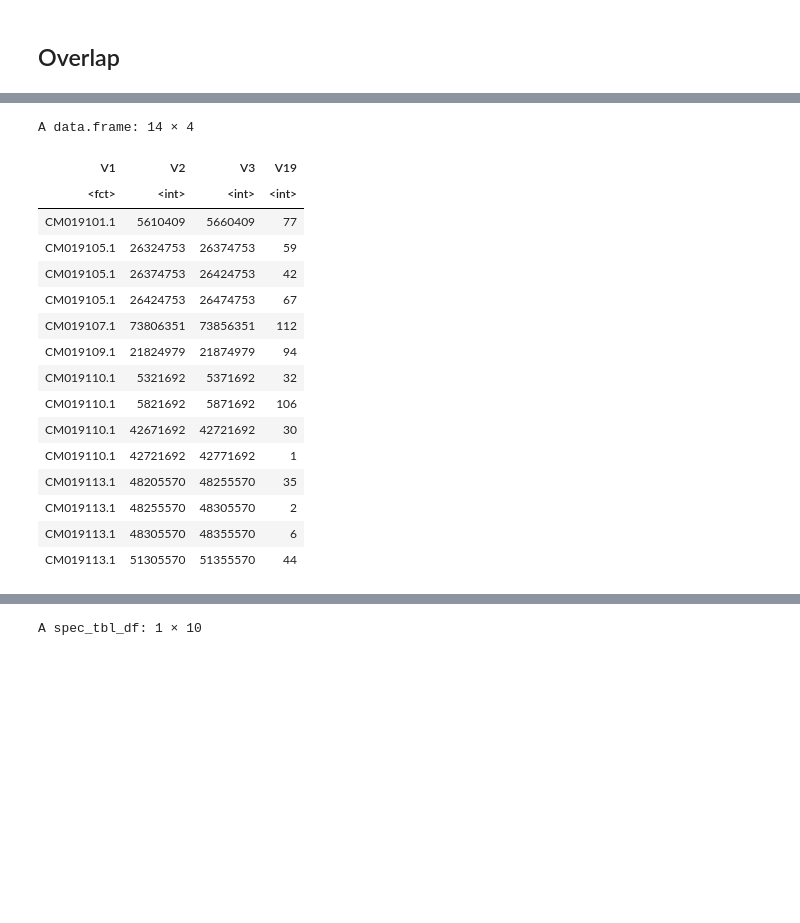
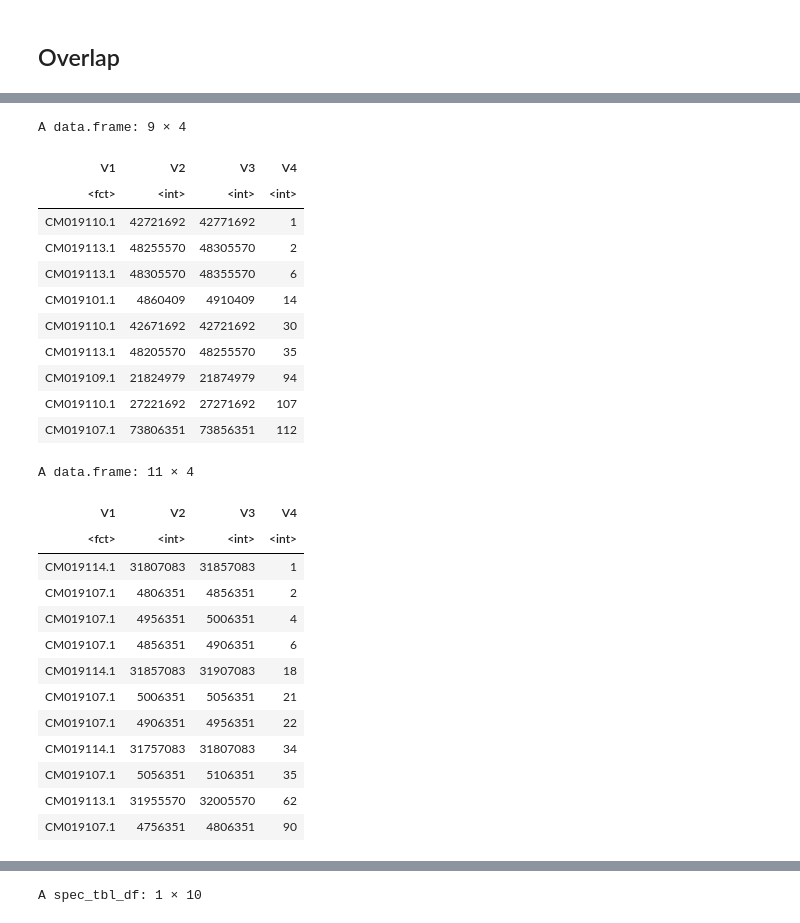
Before and after one commit to James-S-Santangelo/toronto_gwsd, a Jupyter notebook: notebooks/outlier_test.r.ipynb, the cells around one changed output, grey strips where cells are left out. Saved outputs shown, nothing was run; the diff lists cells and outputs as text; code cells hidden in the pictures; blank space fills up the shorter version.

```diff
--- a/notebooks/outlier_test.r.ipynb
+++ b/notebooks/outlier_test.r.ipynb
@@ -128,7 +128,7 @@ mark_xpnsl_outliers <- function(df_raw_scores, outlier_windows){
 # %%
 # Load Fst
 fst_path <- paste0(results_prefix, 'angsd/summary_stats/hudson_fst/byHabitat/allSites')
-fst_df <- list.files(fst_path, recursive = TRUE, full.names = TRUE, pattern = '.+_allSites_Urban_Rural_windowed.fst') %>%
+fst_df <- list.files(fst_path, recursive = TRUE, full.names = TRUE, pattern = '.+_allSites_Urban_Rural_windowed50.fst') %>%
     purrr::map_dfr(., load_windowed_fst) %>%
     mutate(region = str_extract(region, pattern = '(?<=\\()\\d+,\\d+(?=\\)$)')) %>%
     separate(region, into = c('start', 'end'), sep = ',') %>%
@@ -137,7 +137,7 @@ fst_df <- list.files(fst_path, recursive = TRUE, full.names = TRUE, pattern = '.
 # Load summary stats (i.e., pi and Tajima's D)
 # Currently ignores suburban habitats
 thetas_path <- paste0(results_prefix, 'angsd/summary_stats/thetas/byHabitat/allSites')
-thetas_df <- list.files(thetas_path, recursive = TRUE, pattern = '.+_allSites_(Rural|Urban)_windowedThetas.gz.pestPG', full.names = TRUE) %>%
+thetas_df <- list.files(thetas_path, recursive = TRUE, pattern = '.+_allSites_(Rural|Urban)_windowedThetas50.gz.pestPG', full.names = TRUE) %>%
     purrr::map_dfr(., load_windowed_thetas) %>%
     mutate(region = str_extract(region, pattern = '(?<=\\()\\d+,\\d+(?=\\)$)')) %>%
     separate(region, into = c('start', 'end'), sep = ',') %>%
@@ -179,6 +179,6 @@ allStats_windowed_df %>%
 # %%
 # Identify outliers across genome
-nSites_thresh <- 200
+nSites_thresh <- 2000
 allStats_windowed_filt <- allStats_windowed_df %>%
     filter_at(vars(starts_with('nSites')), ~ . >= nSites_thresh)
 
@@ -615,0 +574,22 @@ nrow(overlappingWindows_fst_pos) / nrow(fst_sel_windows_pos)
+# %%
+numFstoutliers_byXpnsl <- function(xpnsl_pos, fst_pos){
+
+    # Count number of overlapping Fst outlier windows in each XP-nSL window
+    df_out <- bt.intersect(xpnsl_pos, fst_pos, c = T) %>% filter(V4 > 0)
+    names(df_out) <- c('Chr', 'xpnsl_win_start', 'xpnsl_win_end', 'num_fst_outliers')
+    df_out  <- df_out %>%
+        mutate(size = xpnsl_win_end - xpnsl_win_start)
+
+    print(sprintf("There are %s XP-nSL windows with at least one overlapping Fst outlier window. This represents %s percent of all all XP-nSL windows",
+                 nrow(df_out), round((nrow(df_out) / nrow(xpnsl_pos)) * 100, 2)))
+
+    return(df_out)
+}
+
+print('Urban')
+xpnsl_urban_numFstOutliers <- numFstoutliers_byXpnsl(xpnsl_urbanSel_windows_pos, fst_urbanSel_windows_pos)
+print(xpnsl_urban_numFstOutliers)
+
+print('Rural')
+xpnsl_rural_numFstOutliers <- numFstoutliers_byXpnsl(xpnsl_ruralSel_windows_pos, fst_ruralSel_windows_pos)
+print(xpnsl_rural_numFstOutliers)
@@ -616,23 +634,38 @@ nrow(overlappingWindows_fst_pos) / nrow(fst_sel_windows_pos)
 # %%
-# Get ranks of XP-nSL windows nested within overlapping outlier regions
-bt.intersect(xpnsl_urbanSel_windows_sorted, overlappingWindows_xpnsl_pos) %>%
-    dplyr::select(V1, V2, V3, V19)
+# Get ranks of XP-nSL windows with overlapping Fst outlier windows
+
+# Urban
+bt.intersect(xpnsl_urbanSel_windows %>% dplyr::select(Chr, start, end, sel_rank),
+             xpnsl_urban_numFstOutliers)
+
+# Rural
+bt.intersect(xpnsl_ruralSel_windows %>% dplyr::select(Chr, start, end, sel_rank),
+             xpnsl_rural_numFstOutliers)
 # %% [output]
-A data.frame: 14 × 4
+A data.frame: 9 × 4
-| V1 | V2 | V3 | V19 |
+| V1 | V2 | V3 | V4 |
 | <fct> | <int> | <int> | <int> |
-| CM019101.1 | 5610409 | 5660409 | 77 |
-| CM019105.1 | 26324753 | 26374753 | 59 |
-| CM019105.1 | 26374753 | 26424753 | 42 |
-| CM019105.1 | 26424753 | 26474753 | 67 |
-| CM019107.1 | 73806351 | 73856351 | 112 |
-| CM019109.1 | 21824979 | 21874979 | 94 |
-| CM019110.1 | 5321692 | 5371692 | 32 |
-| CM019110.1 | 5821692 | 5871692 | 106 |
-| CM019110.1 | 42671692 | 42721692 | 30 |
 | CM019110.1 | 42721692 | 42771692 | 1 |
-| CM019113.1 | 48205570 | 48255570 | 35 |
 | CM019113.1 | 48255570 | 48305570 | 2 |
 | CM019113.1 | 48305570 | 48355570 | 6 |
-| CM019113.1 | 51305570 | 51355570 | 44 |
+| CM019101.1 | 4860409 | 4910409 | 14 |
+| CM019110.1 | 42671692 | 42721692 | 30 |
+| CM019113.1 | 48205570 | 48255570 | 35 |
+| CM019109.1 | 21824979 | 21874979 | 94 |
+| CM019110.1 | 27221692 | 27271692 | 107 |
+| CM019107.1 | 73806351 | 73856351 | 112 |
+A data.frame: 11 × 4
+| V1 | V2 | V3 | V4 |
+| <fct> | <int> | <int> | <int> |
+| CM019114.1 | 31807083 | 31857083 | 1 |
+| CM019107.1 | 4806351 | 4856351 | 2 |
+| CM019107.1 | 4956351 | 5006351 | 4 |
+| CM019107.1 | 4856351 | 4906351 | 6 |
+| CM019114.1 | 31857083 | 31907083 | 18 |
+| CM019107.1 | 5006351 | 5056351 | 21 |
+| CM019107.1 | 4906351 | 4956351 | 22 |
+| CM019114.1 | 31757083 | 31807083 | 34 |
+| CM019107.1 | 5056351 | 5106351 | 35 |
+| CM019113.1 | 31955570 | 32005570 | 62 |
+| CM019107.1 | 4756351 | 4806351 | 90 |
 # %%
```
Also changed, not shown: parts of 34 cells of this notebook, 1 other file.
